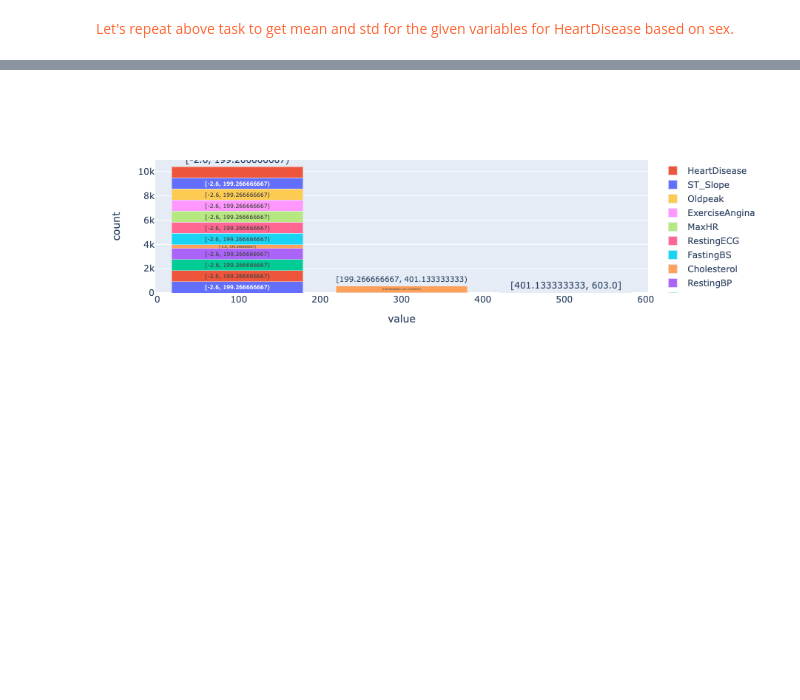
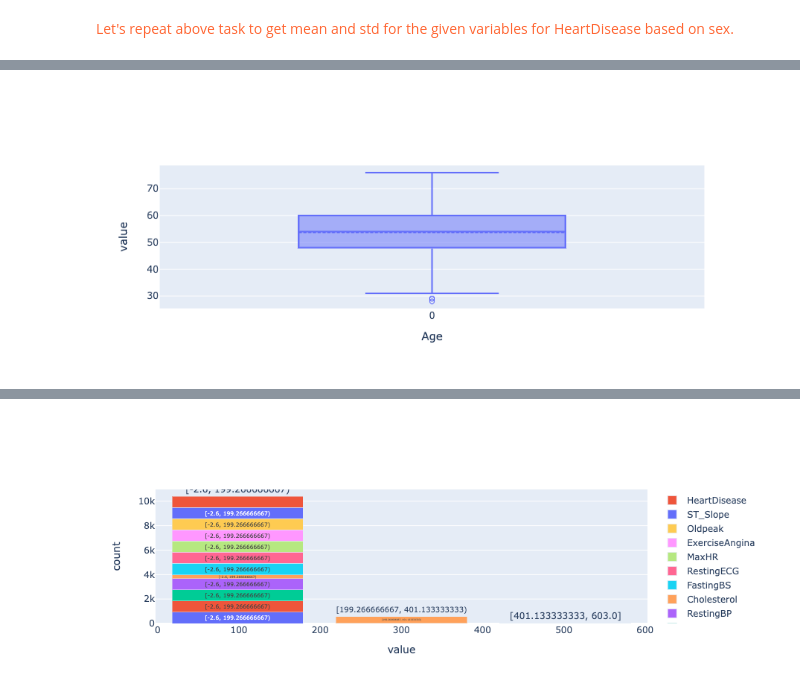
Before and after one commit to akoncsugit/HeartFailure, a Jupyter notebook: FinalProject.ipynb, the cells around one changed output, grey strips where cells are left out. Drawn from its saved outputs; the diff is of its cells as text; code cells hidden in the pictures; blank space fills up the shorter version.

Commit message:
Adding box plots

```diff
--- a/FinalProject.ipynb
+++ b/FinalProject.ipynb
@@ -169,0 +191,3 @@ NameError: name 'psdf_train_summ_sex' is not defined
+# %%
+psdf_train['Age'].plot.box()
+# %% [output]
@@ -169,0 +195 @@ NameError: name 'psdf_train_summ_sex' is not defined
+[figure, added]
```
Also changed, not shown: parts of 18 cells of this notebook.
